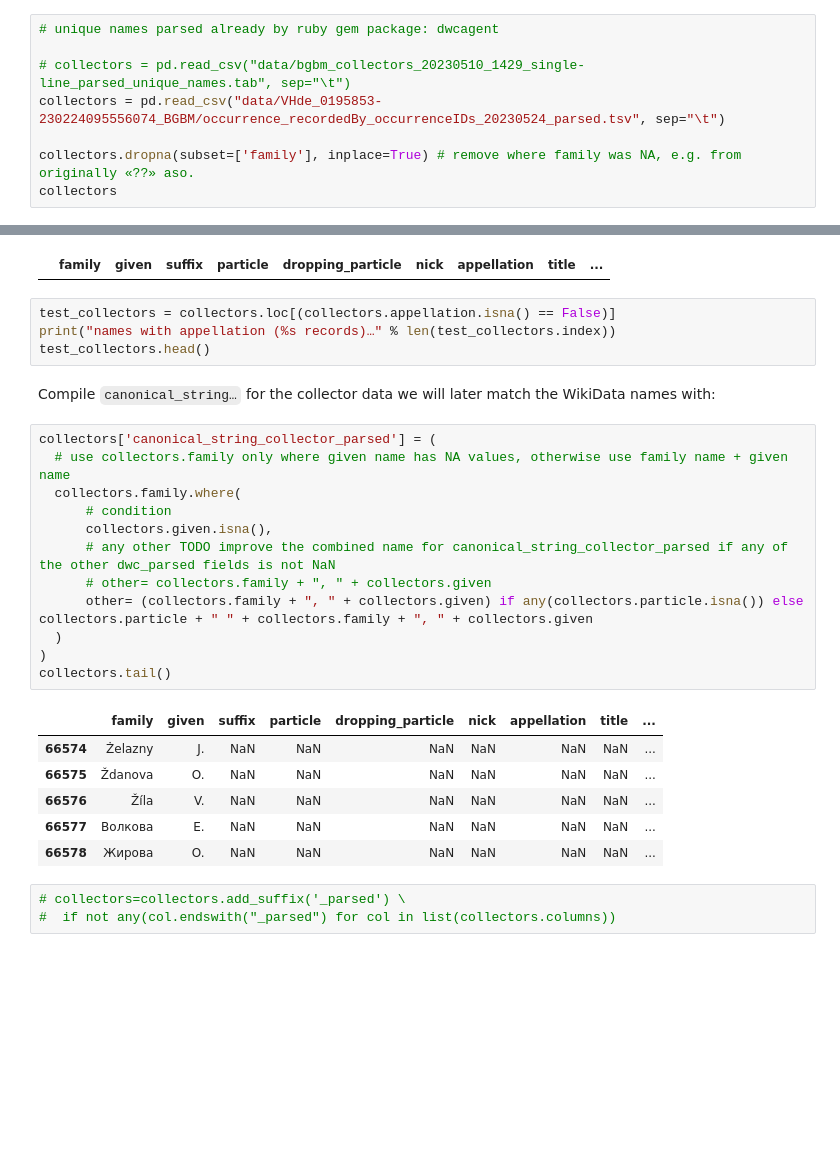
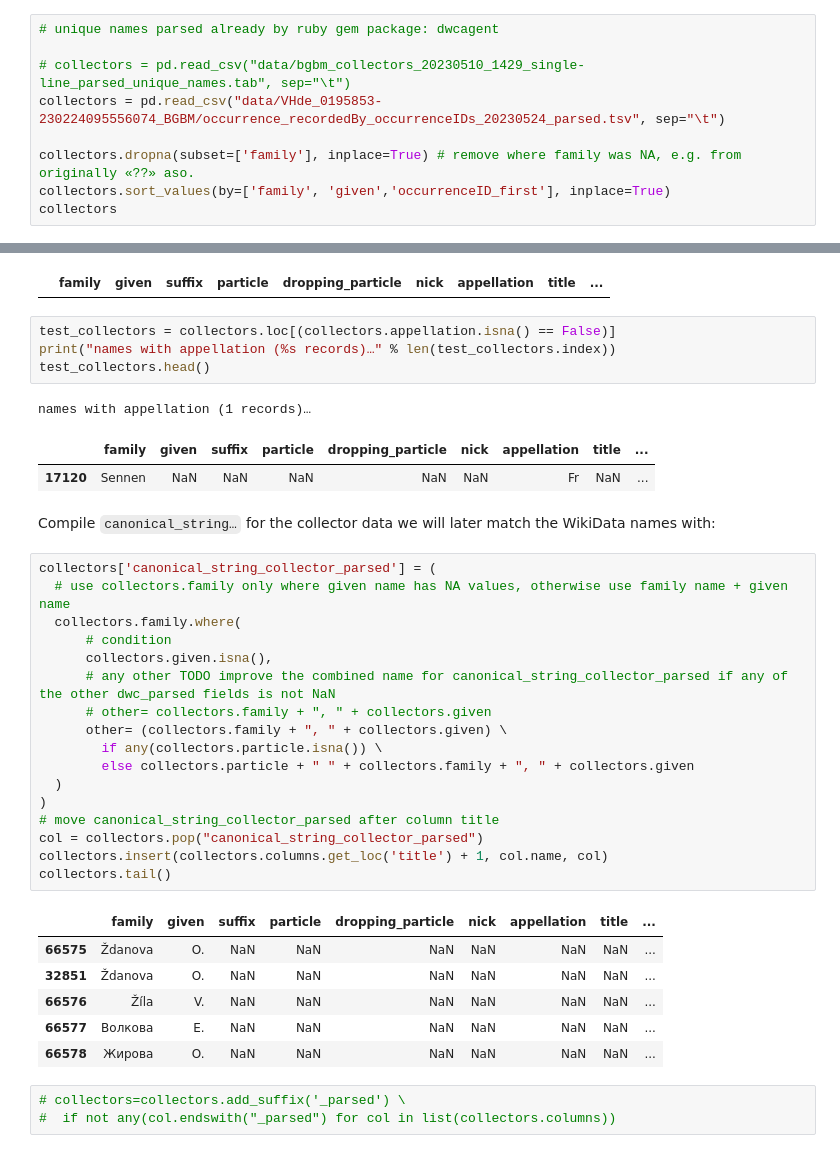
Before and after one commit to infinite-dao/collector-matching, a Jupyter notebook: match_names_BGBM-dwcagent-parsed_vs_WikiData.ipynb, the cells around one changed output, grey strips where cells are left out. Cells and saved outputs as stored; diff of their text form; blank space fills up the shorter version.

```diff
--- a/match_names_BGBM-dwcagent-parsed_vs_WikiData.ipynb
+++ b/match_names_BGBM-dwcagent-parsed_vs_WikiData.ipynb
@@ -77,6 +83,7 @@ TODO:
 collectors = pd.read_csv("data/VHde_0195853-230224095556074_BGBM/occurrence_recordedBy_occurrenceIDs_20230524_parsed.tsv", sep="\t")
 
 collectors.dropna(subset=['family'], inplace=True) # remove where family was NA, e.g. from originally «??» aso.
+collectors.sort_values(by=['family', 'given','occurrenceID_first'], inplace=True)
 collectors
 # %% [output]
 |  | family | given | suffix | particle | dropping_particle | nick | appellation | title | ... |
@@ -132,24 +139,33 @@ names with dropping_particle (0 records)…
 test_collectors = collectors.loc[(collectors.appellation.isna() == False)]
 print("names with appellation (%s records)…" % len(test_collectors.index))
 test_collectors.head()
+# %% [output]
+names with appellation (1 records)…
+|  | family | given | suffix | particle | dropping_particle | nick | appellation | title | ... |
+| 17120 | Sennen | NaN | NaN | NaN | NaN | NaN | Fr | NaN | ... |
 # %% [markdown]
 Compile `canonical_string…` for the collector data we will later match the WikiData names with:
 # %%
 collectors['canonical_string_collector_parsed'] = (
   # use collectors.family only where given name has NA values, otherwise use family name + given name
   collectors.family.where(
       # condition
       collectors.given.isna(),
       # any other TODO improve the combined name for canonical_string_collector_parsed if any of the other dwc_parsed fields is not NaN
       # other= collectors.family + ", " + collectors.given
-      other= (collectors.family + ", " + collectors.given) if any(collectors.particle.isna()) else collectors.particle + " " + collectors.family + ", " + collectors.given
+      other= (collectors.family + ", " + collectors.given) \
+        if any(collectors.particle.isna()) \
+        else collectors.particle + " " + collectors.family + ", " + collectors.given
   )
 )
+# move canonical_string_collector_parsed after column title
+col = collectors.pop("canonical_string_collector_parsed")
+collectors.insert(collectors.columns.get_loc('title') + 1, col.name, col)
 collectors.tail()
 # %% [output]
 |  | family | given | suffix | particle | dropping_particle | nick | appellation | title | ... |
-| 66574 | Żelazny | J. | NaN | NaN | NaN | NaN | NaN | NaN | ... |
 | 66575 | Ždanova | O. | NaN | NaN | NaN | NaN | NaN | NaN | ... |
+| 32851 | Ždanova | O. | NaN | NaN | NaN | NaN | NaN | NaN | ... |
 | 66576 | Žíla | V. | NaN | NaN | NaN | NaN | NaN | NaN | ... |
 | 66577 | Волкова | Е. | NaN | NaN | NaN | NaN | NaN | NaN | ... |
 | 66578 | Жирова | O. | NaN | NaN | NaN | NaN | NaN | NaN | ... |
```
Also changed, not shown: parts of 20 cells of this notebook, 6 other files.
